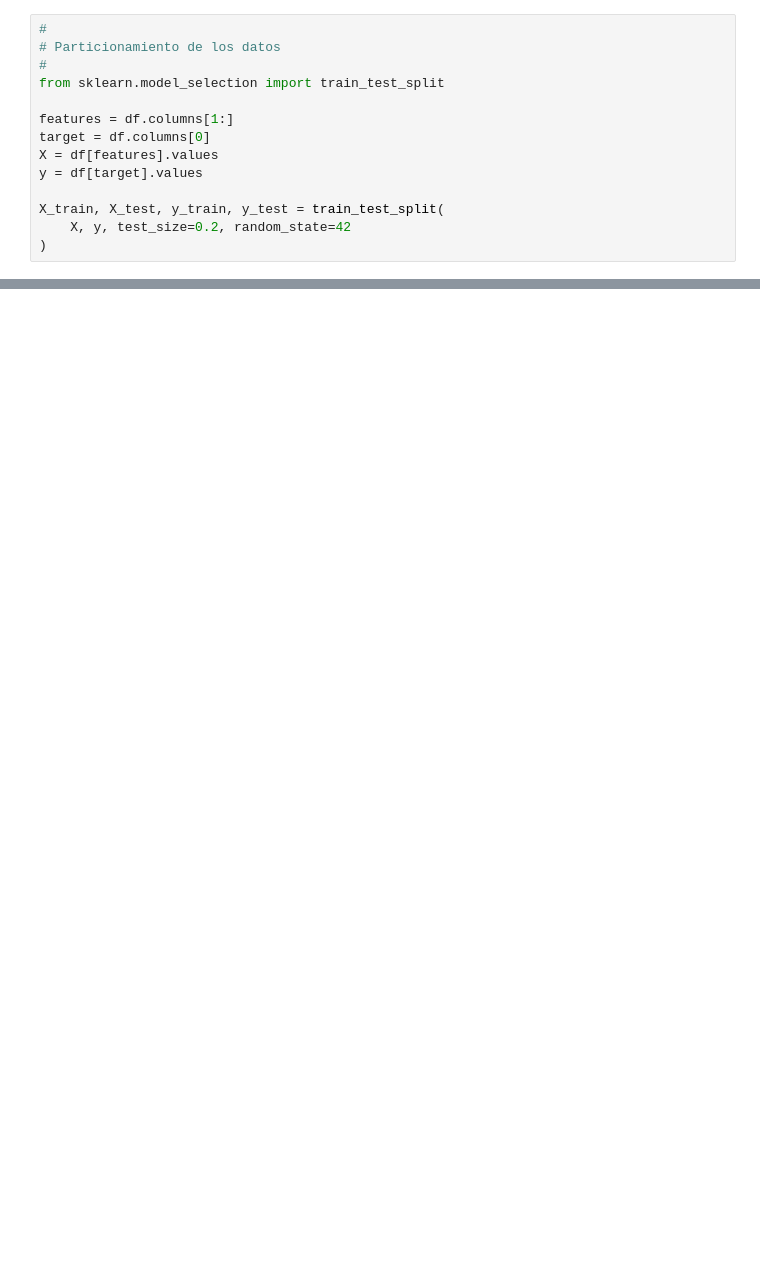
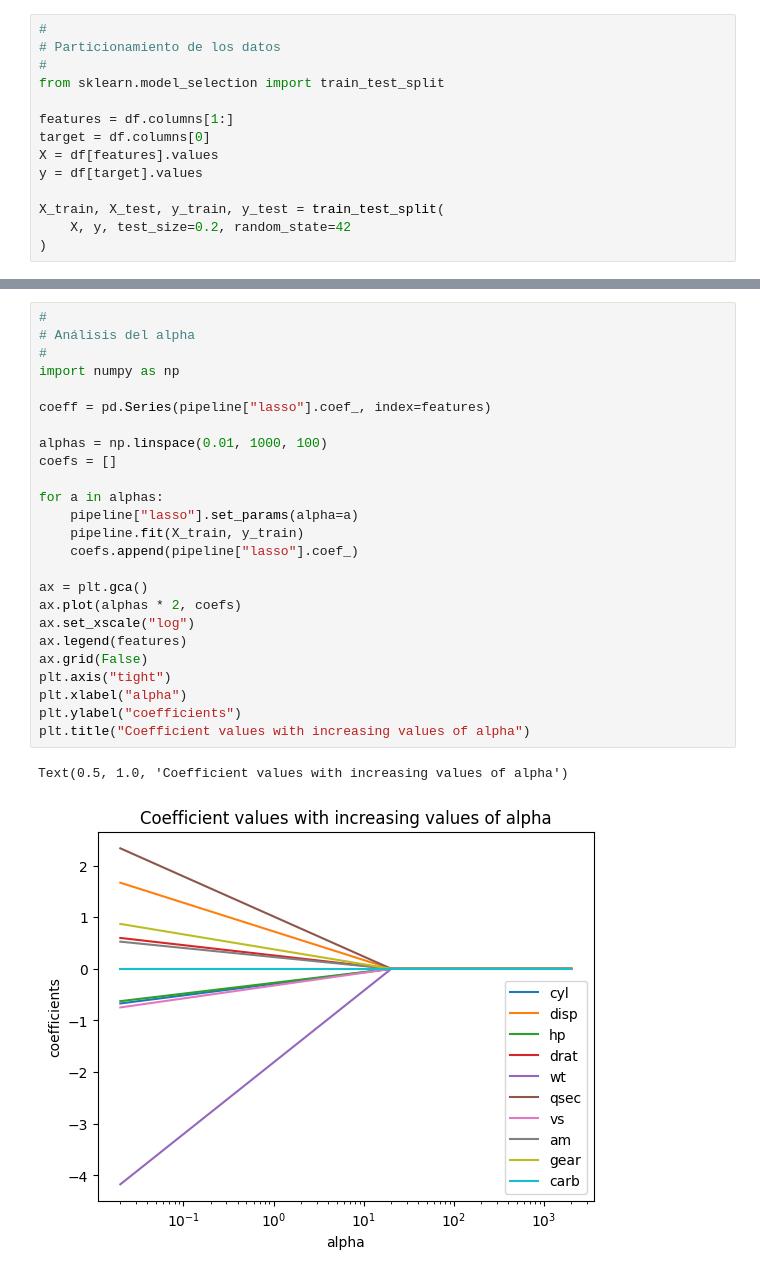
Before and after one commit to 2026-2-predictiva/std-cristian-camilo-marin-matute, a Jupyter notebook: PRE_13_lasso/notebooks/notebook.ipynb, the cells around one changed output, grey strips where cells are left out. Drawn from its saved outputs; the diff is of its cells as text; blank space fills up the shorter version.

```diff
--- a/PRE_13_lasso/notebooks/notebook.ipynb
+++ b/PRE_13_lasso/notebooks/notebook.ipynb
@@ -51,0 +130,28 @@ df.dtypes
+# %%
+#
+# Análisis del alpha
+#
+import numpy as np
+
+coeff = pd.Series(pipeline["lasso"].coef_, index=features)
+
+alphas = np.linspace(0.01, 1000, 100)
+coefs = []
+
+for a in alphas:
+    pipeline["lasso"].set_params(alpha=a)
+    pipeline.fit(X_train, y_train)
+    coefs.append(pipeline["lasso"].coef_)
+
+ax = plt.gca()
+ax.plot(alphas * 2, coefs)
+ax.set_xscale("log")
+ax.legend(features)
+ax.grid(False)
+plt.axis("tight")
+plt.xlabel("alpha")
+plt.ylabel("coefficients")
+plt.title("Coefficient values with increasing values of alpha")
+# %% [output]
+Text(0.5, 1.0, 'Coefficient values with increasing values of alpha')
+[figure, added]
```
Also changed, not shown: parts of 8 cells of this notebook, 23 other files.
